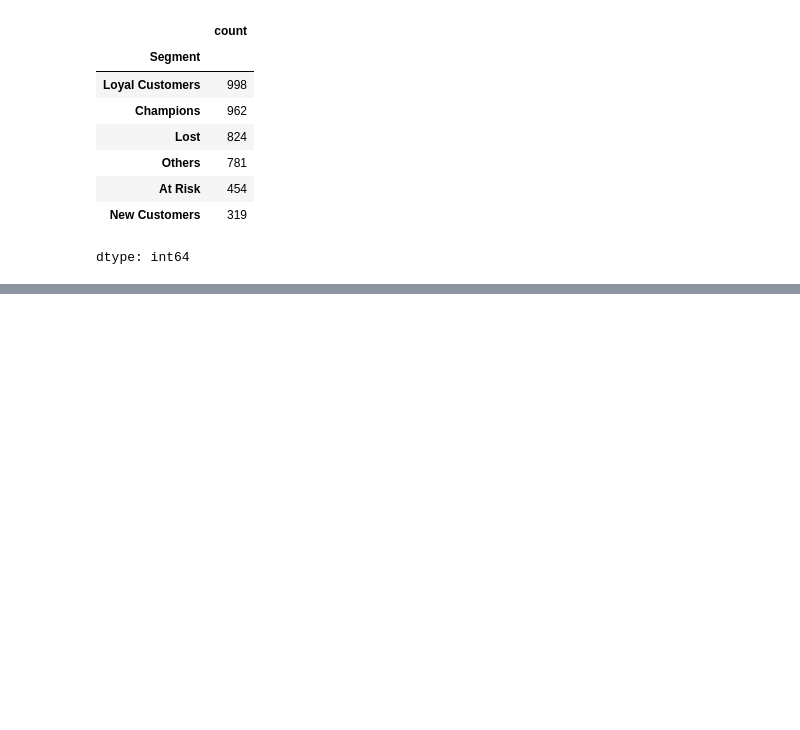
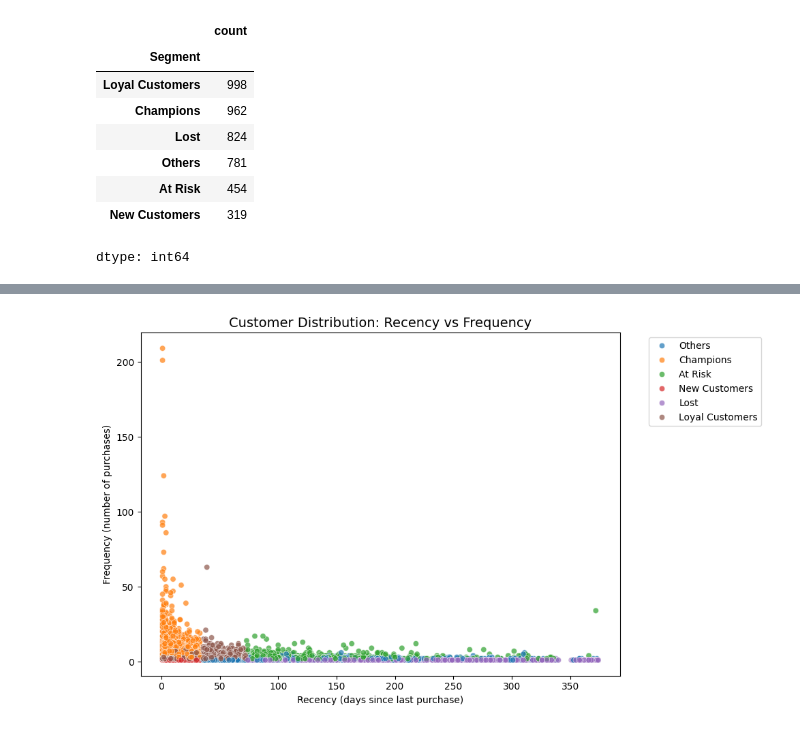
Before and after one commit to melikakarami/rfm-customer-analysis, a Jupyter notebook: rfm_customer_segmentation.ipynb, the cells around one changed output, grey strips where cells are left out. Drawn from its saved outputs; the diff is of its cells as text; code cells hidden in the pictures; blank space fills up the shorter version.

```diff
--- a/rfm_customer_segmentation.ipynb
+++ b/rfm_customer_segmentation.ipynb
@@ -149,0 +181,12 @@ dtype: int64
+# %%
+plt.figure(figsize=(10,6))
+sns.scatterplot(data=rfm, x='Recency', y='Frequency', hue='Segment', palette='tab10', alpha=0.7)
+plt.title('Customer Distribution: Recency vs Frequency', fontsize=14)
+plt.xlabel('Recency (days since last purchase)')
+plt.ylabel('Frequency (number of purchases)')
+plt.legend(bbox_to_anchor=(1.05, 1), loc='upper left')
+plt.tight_layout()
+plt.savefig('recency_frequency_scatter.png', dpi=150)
+plt.show()
+# %% [output]
+[figure, added]
```
Also changed, not shown: parts of 2 cells of this notebook.
